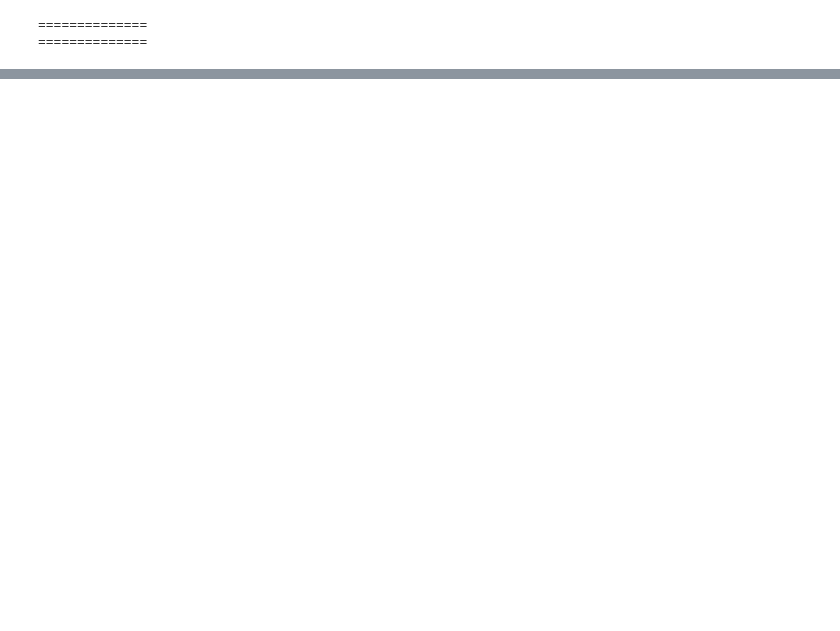
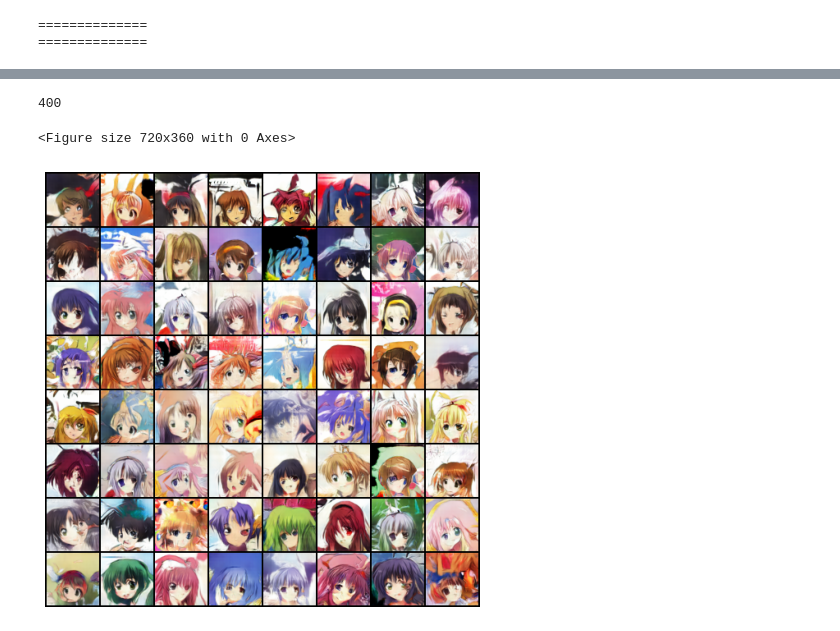
Before and after one commit to TungLam111/gan-torch-technical-writing, a Jupyter notebook: gan_torch.ipynb, the cells around one changed output, grey strips where cells are left out. Drawn from its saved outputs; the diff is of its cells as text; code cells hidden in the pictures; blank space fills up the shorter version.

```diff
--- a/gan_torch.ipynb
+++ b/gan_torch.ipynb
@@ -583,0 +723,4 @@ Streaming output truncated to the last 5000 lines.
+# %%
+len(FID_bay)
+# %% [output]
+400
@@ -583,0 +738,19 @@ Streaming output truncated to the last 5000 lines.
+# %%
+plt.figure(figsize=(10, 5))
+plt.title("Generator and Discriminator Loss During Training + DiffAug + Bay")
+plt.plot(G_losses_bay, label="G_bay")
+plt.plot(D_losses_bay, label="D_bay")
+plt.xlabel("iterations")
+plt.ylabel("Loss")
+plt.legend()
+plt.savefig(os.path.join("gdrive/MyDrive/training_TW/checkpoint", name, 'loss_bay.jpg'))
+plt.clf()
+
+fig = plt.figure(figsize=(8, 8))
+plt.axis("off")
+ims = [[plt.imshow(np.transpose(i, (1, 2, 0)), animated=True)] for i in img_list_bay]
+ani = animation.ArtistAnimation(fig, ims, interval=1000, repeat_delay=1000, blit=True)
+ani.save(os.path.join("gdrive/MyDrive/training_TW/checkpoint", name, 'progress_bay.mp4'))
+# %% [output]
+<Figure size 720x360 with 0 Axes>
+[figure, added]
```
Also changed, not shown: parts of 30 cells of this notebook.
